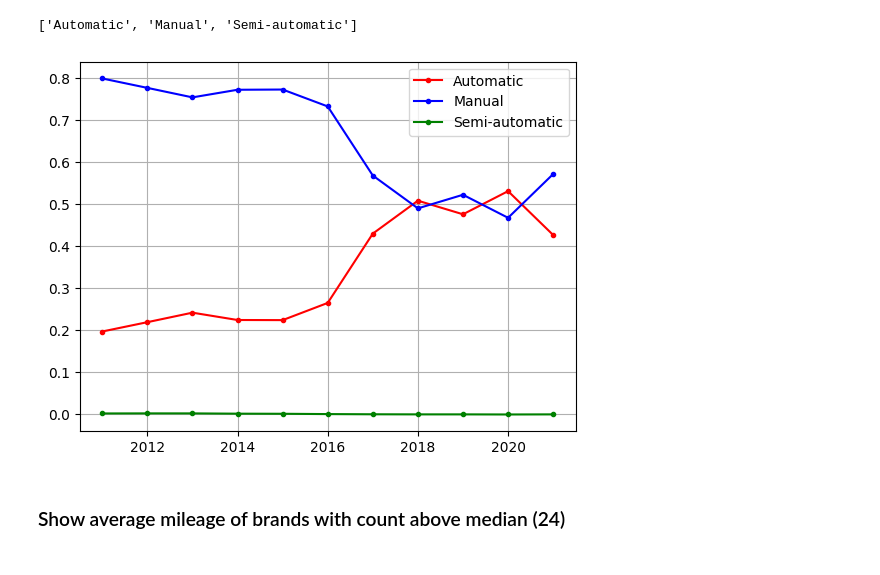
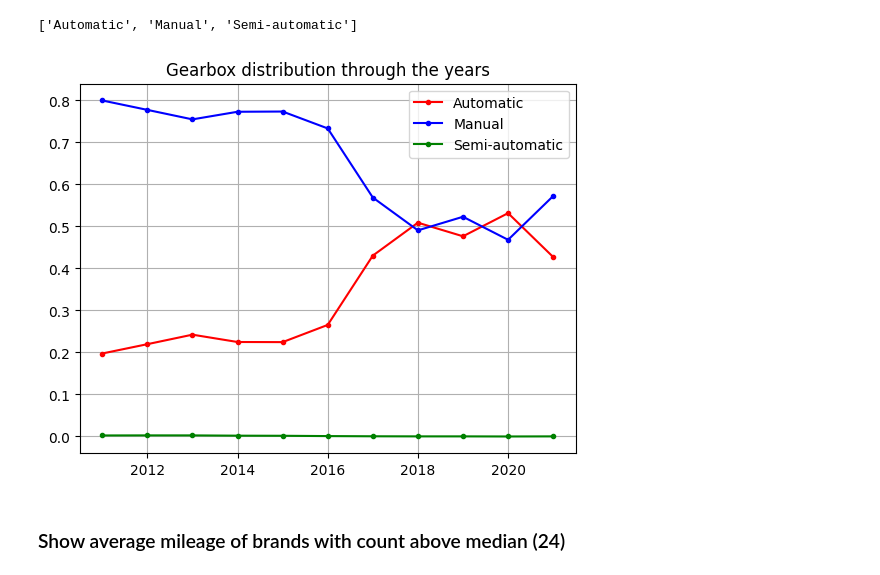
Before and after one commit to leander-ms/autoscout_Analysis, a Jupyter notebook: analysis.ipynb, the cells around one changed output. Cells and saved outputs as stored; diff of their text form; code cells hidden in the pictures.

Commit message:
added new plots

```diff
--- a/analysis.ipynb
+++ b/analysis.ipynb
@@ -49,12 +49,13 @@ crossed.index.tolist()
 # %%
 plt.plot(crossed.columns.tolist(), crossed.loc[crossed.index == 'Automatic'].values.tolist()[0], 'r.-')
 plt.plot(crossed.columns.tolist(), crossed.loc[crossed.index == 'Manual'].values.tolist()[0], 'b.-')
 plt.plot(crossed.columns.tolist(), crossed.loc[crossed.index == 'Semi-automatic'].values.tolist()[0], 'g.-')
 plt.grid(visible=True, which='major')
 plt.legend(crossed.index.tolist())
+plt.title('Gearbox distribution through the years')
 plt.show()
 # %% [output]
-[figure, old version]
+[figure, new version]
 # %% [markdown]
 ### Show average mileage of brands with count above median (24)
 # %%
```
